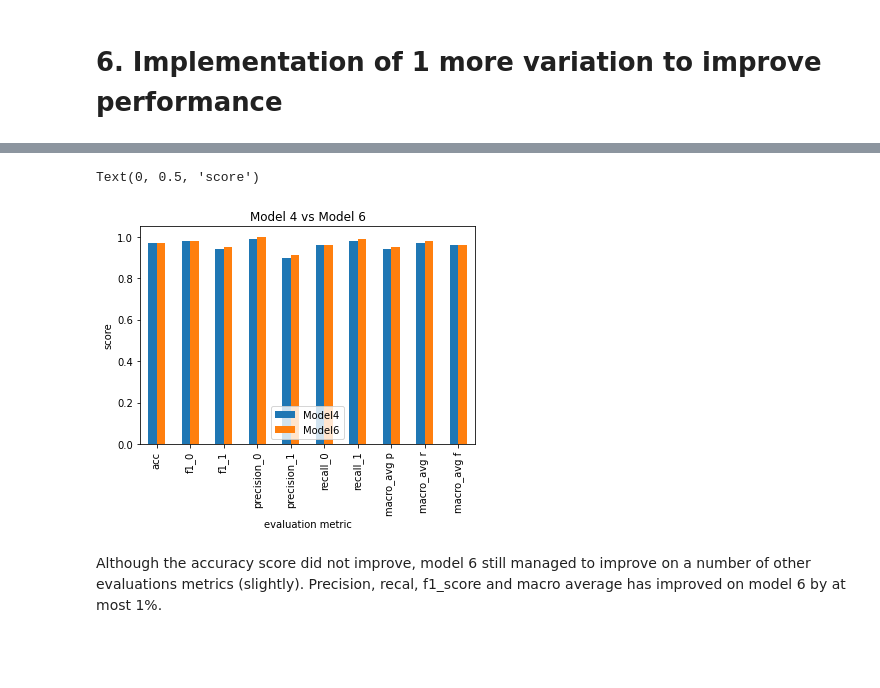
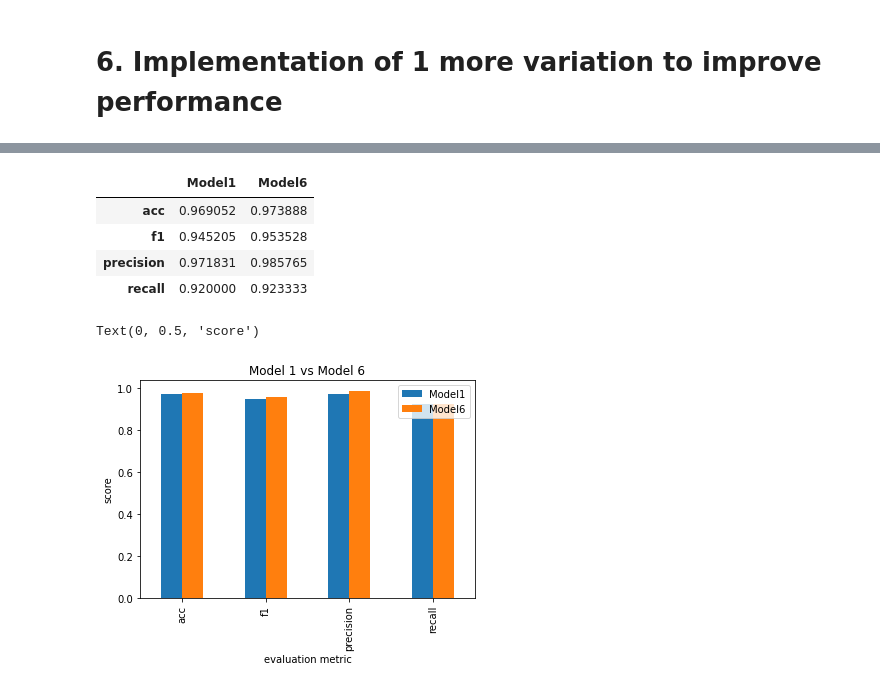
Before and after one commit to fezilemahlangu/Natural-Language-Processing-Project, a Jupyter notebook: NLP_project.ipynb, the cells around one changed output, grey strips where cells are left out. Saved outputs shown, nothing was run; the diff lists cells and outputs as text; code cells hidden in the pictures; blank space fills up the shorter version.

```diff
--- a/NLP_project.ipynb
+++ b/NLP_project.ipynb
@@ -847,4 +946,4 @@ pipeline6 = Pipeline([
     ('classifier',MultinomialNB()),
 ])
 # %%
-Model6 = pipeline6.fit(not_top100_train_x_join,train_y)
+Model6 = pipeline6.fit(clean_train_x_join,train_y) #features used in model 1
@@ -885,0 +950,13 @@ df6
+# %%
+print("Model 6")
+report6=report_test(Model6)
+print(report6)
+a6 = get_accuracy(Model6,clean_test_x_join,test_y)
+f6 = get_f1_score(Model6,clean_test_x_join,test_y)
+p6  = get_precision(Model6,clean_test_x_join,test_y)
+r6 = get_recall(Model6,clean_test_x_join,test_y)
+print(f"accuracy: {a6}")
+print(f"f1 score: {f6}")
+print(f"precision: {p6}")
+print(f"recall: {r6}")
+print("------------------------------------------------------------------------------------------------------")
@@ -886,9 +979,20 @@ df6
 # %%
-ax = df6.plot.bar(title = "Model 4 vs Model 6")
+M1 = [a1,f1,p1,r1]
+M6 = [a6,f6,p6,r6]
+
+
+index = ['acc', 'f1', 'precision','recall']
+df6 = pd.DataFrame({'Model1': M1,
+                   'Model6': M6}, index=index)
+display(df6)
+ax = df6.plot.bar(title = "Model 1 vs Model 6")
 ax.set_xlabel("evaluation metric")
 ax.set_ylabel("score")
 # %% [output]
+|  | Model1 | Model6 |
+| acc | 0.969052 | 0.973888 |
+| f1 | 0.945205 | 0.953528 |
+| precision | 0.971831 | 0.985765 |
+| recall | 0.920000 | 0.923333 |
 Text(0, 0.5, 'score')
-[figure, old version]
+[figure, new version]
-# %% [markdown]
-Although the accuracy score did not improve, model 6 still managed to improve on a number of other evaluations metrics (slightly). Precision, recal, f1_score and macro average has improved on model 6 by at most 1%.
```
Also changed, not shown: parts of 37 cells of this notebook.
